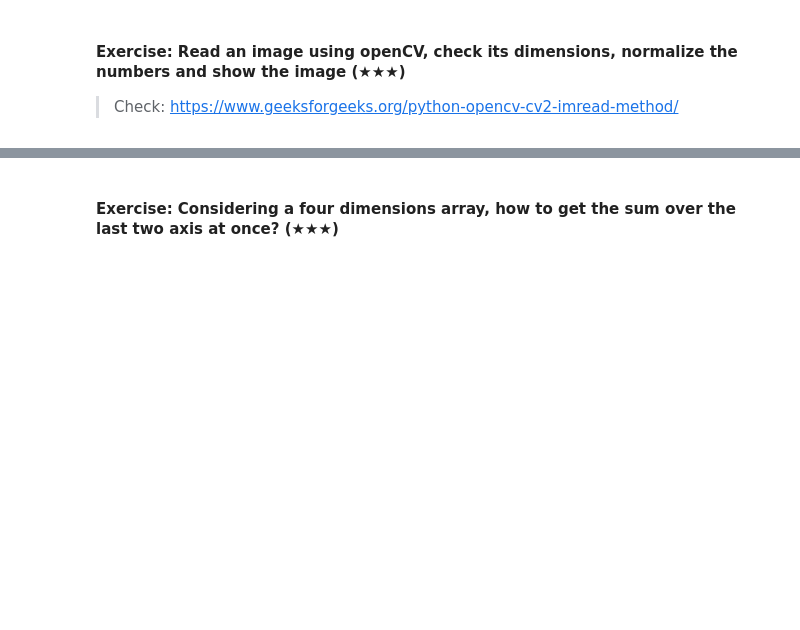
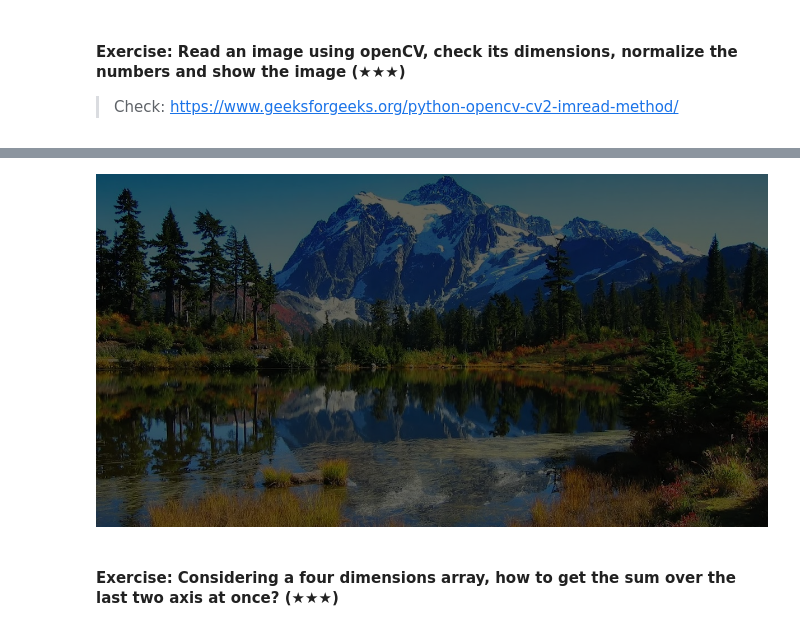
Before and after one commit to martina-nu/GoogleCollab, a Jupyter notebook: 02-numpy/02.1-Intro-to-Numpy.ipynb, the cells around one changed output, grey strips where cells are left out. Saved outputs shown, nothing was run; the diff lists cells and outputs as text; code cells hidden in the pictures; blank space fills up the shorter version.

```diff
--- a/02-numpy/02.1-Intro-to-Numpy.ipynb
+++ b/02-numpy/02.1-Intro-to-Numpy.ipynb
@@ -828,3 +866,12 @@ array([[9, 2, 3],
+# %%
+#setting the array for resulting image after normalization
+resultimage = np.zeros((800, 800))
+#normalizing the given image using normalize() function
+normalizedimage = cv2.normalize(img,resultimage, 0, 100, cv2.NORM_MINMAX)
+
+cv2_imshow(normalizedimage)
+# %% [output]
+[figure, added]
 # %% [markdown]
 #### Exercise: Considering a four dimensions array, how to get the sum over the last two axis at once? (★★★)
 # %% [markdown]
```
Also changed, not shown: parts of 4 cells of this notebook.
